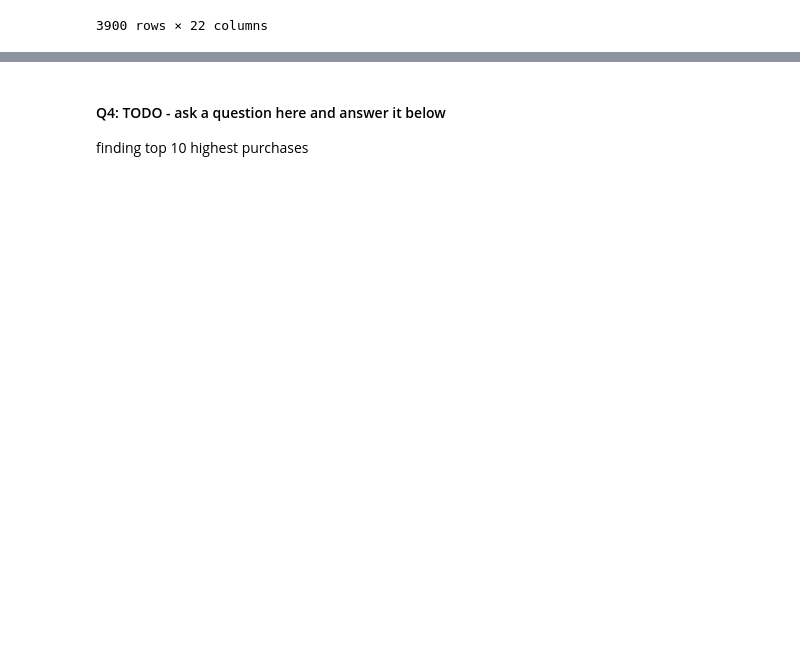
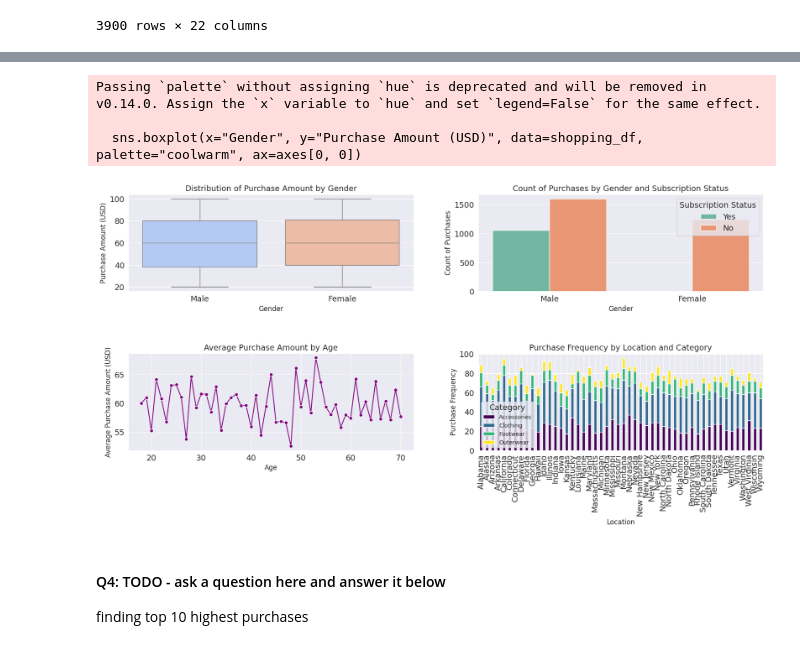
Before and after one commit to karam79/Heart-Disease-Prediction-using-Machine-Learning, a Jupyter notebook: fully_updated_zerotopandas_course_project.ipynb, the cells around one changed output, grey strips where cells are left out. Drawn from its saved outputs; the diff is of its cells as text; code cells hidden in the pictures; blank space fills up the shorter version.

```diff
--- a/fully_updated_zerotopandas_course_project.ipynb
+++ b/fully_updated_zerotopandas_course_project.ipynb
@@ -925,3 +875,46 @@ plt.ylabel("Y-axis Label", fontsize=12)
+# %%
+import matplotlib.pyplot as plt
+import seaborn as sns
+
+# Create subplots
+fig, axes = plt.subplots(2, 2, figsize=(18, 10))
+
+# Boxplot: Distribution of purchase amount by gender
+sns.boxplot(x="Gender", y="Purchase Amount (USD)", data=shopping_df, palette="coolwarm", ax=axes[0, 0])
+axes[0, 0].set_title("Distribution of Purchase Amount by Gender", fontsize=14)
+axes[0, 0].set_xlabel("Gender", fontsize=12)
+axes[0, 0].set_ylabel("Purchase Amount (USD)", fontsize=12)
+
+# Countplot: Count of purchases by gender and subscription status
+sns.countplot(x="Gender", hue="Subscription Status", data=shopping_df, palette="Set2", ax=axes[0, 1])
+axes[0, 1].set_title("Count of Purchases by Gender and Subscription Status", fontsize=14)
+axes[0, 1].set_xlabel("Gender", fontsize=12)
+axes[0, 1].set_ylabel("Count of Purchases", fontsize=12)
+axes[0, 1].legend(title="Subscription Status", loc="upper right")
+
+# Lineplot: Average purchase amount by age
+age_avg_purchase = shopping_df.groupby("Age")["Purchase Amount (USD)"].mean().reset_index()
+sns.lineplot(x="Age", y="Purchase Amount (USD)", data=age_avg_purchase, marker="o", color="purple", ax=axes[1, 0])
+axes[1, 0].set_title("Average Purchase Amount by Age", fontsize=14)
+axes[1, 0].set_xlabel("Age", fontsize=12)
+axes[1, 0].set_ylabel("Average Purchase Amount (USD)", fontsize=12)
+
+# Stacked Bar Plot: Purchase frequency by location and category
+location_category_counts = shopping_df.groupby(["Location", "Category"]).size().unstack(fill_value=0)
+location_category_counts.plot(kind="bar", stacked=True, colormap="viridis", ax=axes[1, 1])
+axes[1, 1].set_title("Purchase Frequency by Location and Category", fontsize=14)
+axes[1, 1].set_xlabel("Location", fontsize=12)
+axes[1, 1].set_ylabel("Purchase Frequency", fontsize=12)
+axes[1, 1].legend(title="Category", fontsize=10)
+
+# Adjust layout for better spacing
+plt.tight_layout(pad=4)
+plt.show()
+# %% [output]
+Passing `palette` without assigning `hue` is deprecated and will be removed in v0.14.0. Assign the `x` variable to `hue` and set `legend=False` for the same effect.
+
+  sns.boxplot(x="Gender", y="Purchase Amount (USD)", data=shopping_df, palette="coolwarm", ax=axes[0, 0])
+[figure, added]
 # %% [markdown]
 #### Q4: TODO - ask a question here and answer it below
 
```
Also changed, not shown: parts of 2 cells of this notebook.
